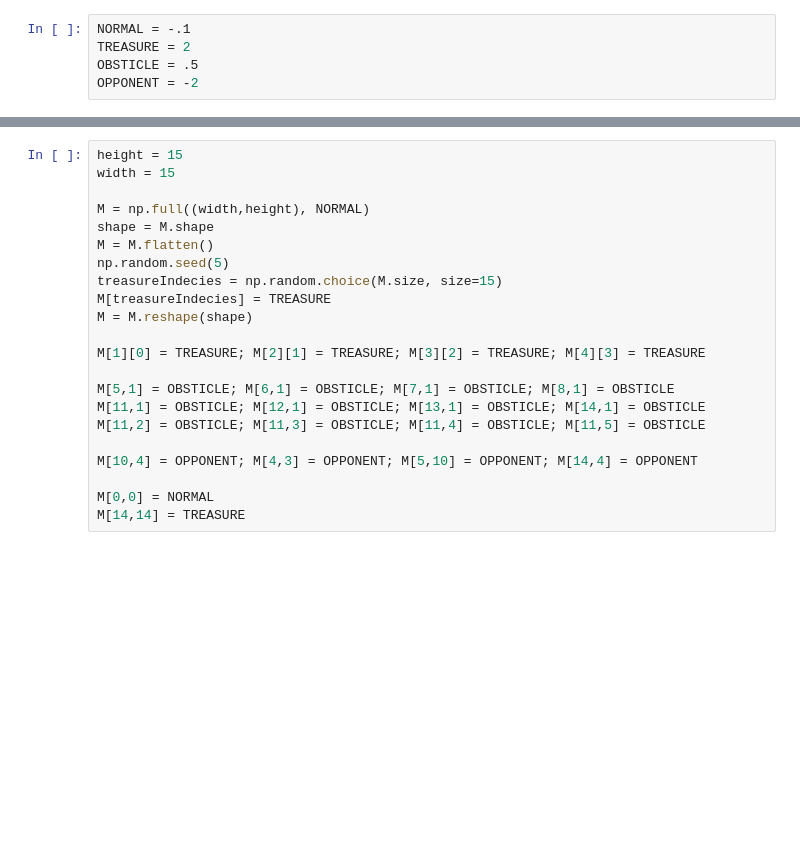
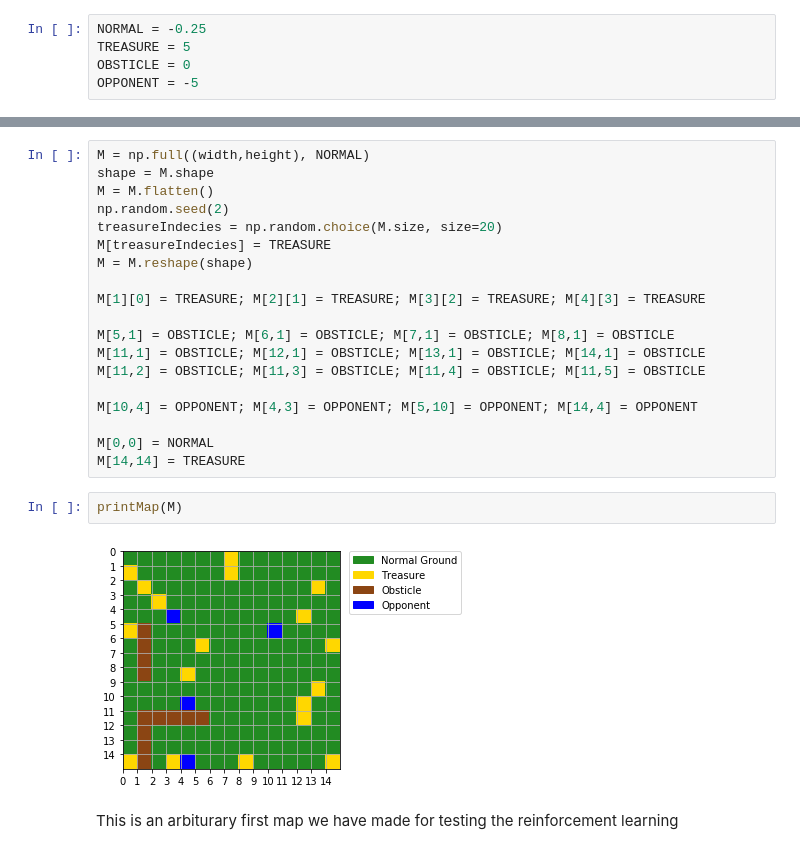
Before and after one commit to surabhikhachar/EECS_738_Project_4, a Jupyter notebook: Notebooks/treasureHunting.ipynb, the cells around one changed output, grey strips where cells are left out. Cells and saved outputs as stored; diff of their text form; blank space fills up the shorter version.

```diff
--- a/Notebooks/treasureHunting.ipynb
+++ b/Notebooks/treasureHunting.ipynb
@@ -8,5 +8,5 @@ warnings.filterwarnings("ignore")
 # %%
-NORMAL = -.1
-TREASURE = 2
-OBSTICLE = .5
-OPPONENT = -2
+NORMAL = -0.25
+TREASURE = 5
+OBSTICLE = 0
+OPPONENT = -5
@@ -13,12 +70,9 @@ OPPONENT = -2
 # %%
-height = 15
-width = 15
-
 M = np.full((width,height), NORMAL)
 shape = M.shape
 M = M.flatten()
-np.random.seed(5)
-treasureIndecies = np.random.choice(M.size, size=15)
+np.random.seed(2)
+treasureIndecies = np.random.choice(M.size, size=20)
 M[treasureIndecies] = TREASURE
 M = M.reshape(shape)
 
@@ -32,3 +86,9 @@ M[10,4] = OPPONENT; M[4,3] = OPPONENT; M[5,10] = OPPONENT; M[14,4] = OPPONENT
 
 M[0,0] = NORMAL
 M[14,14] = TREASURE
+# %%
+printMap(M)
+# %% [output]
+[figure, added]
+# %% [markdown]
+This is an arbiturary first map we have made for testing the reinforcement learning
```
Also changed, not shown: parts of 29 cells of this notebook.
